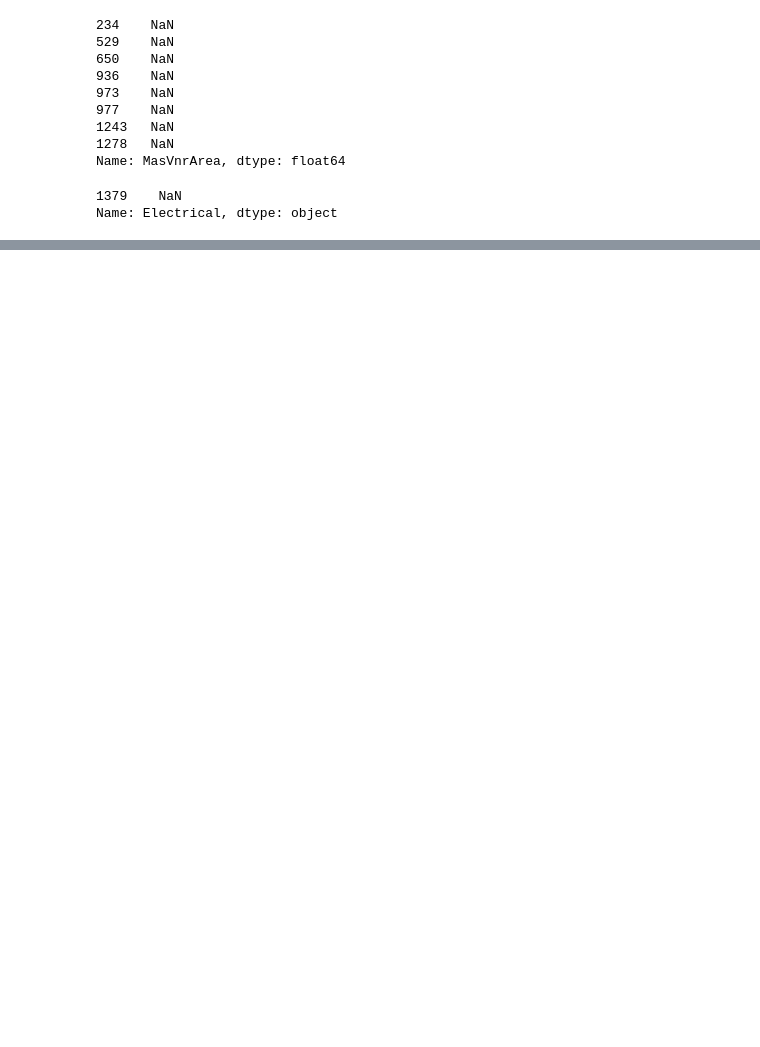
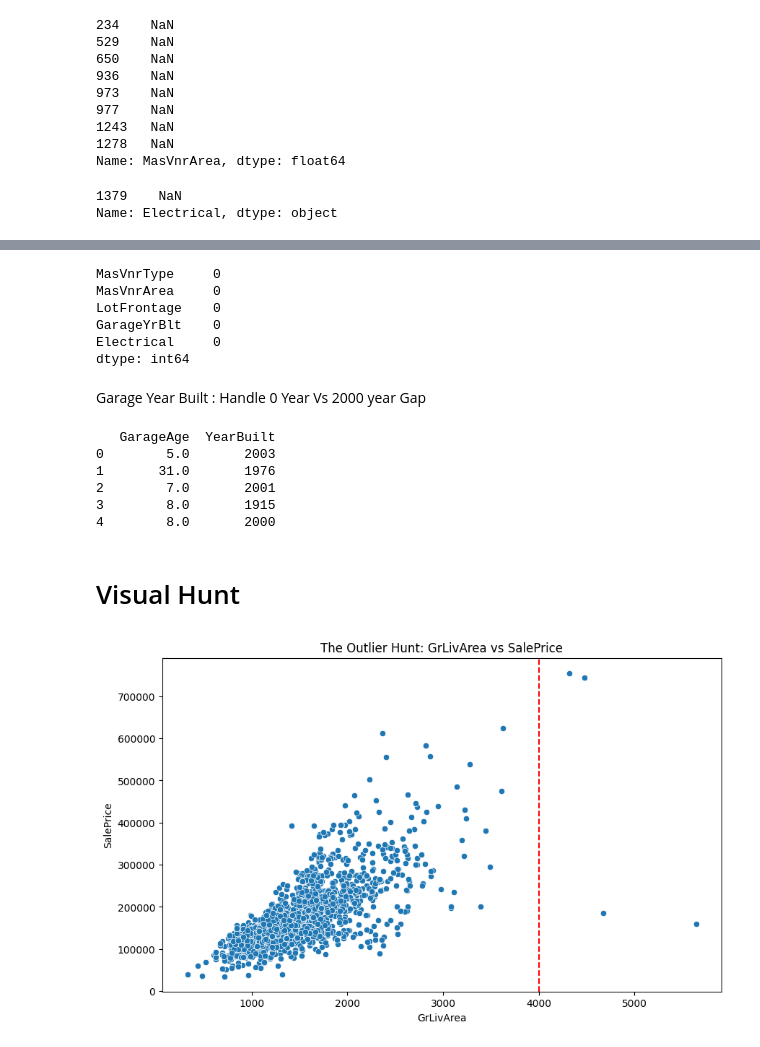
Before and after one commit to adarsh-singh106/Road-To-ML, a Jupyter notebook: Week - 4/Cleaning Practice/house-prices-advanced-regression-techniques/houses-prices-LR.ipynb, the cells around one changed output, grey strips where cells are left out. Cells and saved outputs as stored; diff of their text form; code cells hidden in the pictures; blank space fills up the shorter version.

Commit message:
Ames model Done

```diff
--- a/Week - 4/Cleaning Practice/house-prices-advanced-regression-techniques/houses-prices-LR.ipynb
+++ b/Week - 4/Cleaning Practice/house-prices-advanced-regression-techniques/houses-prices-LR.ipynb
@@ -206,0 +192,7 @@ Name: Electrical, dtype: object
+# %%
+# The Professional Way: Vectorized Fill
+cols_fill_none = ['PoolQC', 'MiscFeature', 'Alley', 'Fence', 'FireplaceQu',
+                  'GarageType', 'GarageFinish', 'GarageQual', 'GarageCond',
+                  'BsmtQual', 'BsmtCond', 'BsmtExposure', 'BsmtFinType1', 'BsmtFinType2']
+
+df[cols_fill_none] = df[cols_fill_none].fillna("None")
@@ -206,0 +209,72 @@ Name: Electrical, dtype: object
+# %%
+# 1. MasVnrType (Masonry Veneer Type)
+# 872 missing means the house has NO veneer.
+# We fill with "None" so it becomes a valid category for One-Hot Encoding later.
+df['MasVnrType'] = df['MasVnrType'].fillna("None")
+
+# 2. MasVnrArea (Masonry Veneer Area)
+# If Type is "None", Area must be 0.
+# The 8 missing values are likely just gaps. We fill with 0.
+df['MasVnrArea'] = df['MasVnrArea'].fillna(0)
+
+# 3. LotFrontage
+# Houses in the same neighborhood usually have similar street frontage.
+# We fill missing values with the median frontage of *that specific neighborhood*.
+df['LotFrontage'] = df.groupby('Neighborhood')['LotFrontage']\
+    .transform(lambda x: x.fillna(x.median()))
+
+# 4. GarageYrBlt
+# 81 missing means "No Garage".
+# WARNING for Linear Regression: Filling with 0 creates a massive outlier (Year 0 vs Year 2000).
+# Better approach: Fill with 0, but create a "HasGarage" feature later to help the model.
+df['GarageYrBlt'] = df['GarageYrBlt'].fillna(0)
+
+# 5. Electrical
+# Only 1 missing. Just use the most common value (Mode).
+df['Electrical'] = df['Electrical'].fillna(df['Electrical'].mode()[0])
+
+# Verify everything is clean
+print(df[['MasVnrType', 'MasVnrArea', 'LotFrontage', 'GarageYrBlt', 'Electrical']].isnull().sum())
+# %% [output]
+MasVnrType     0
+MasVnrArea     0
+LotFrontage    0
+GarageYrBlt    0
+Electrical     0
+dtype: int64
+# %% [markdown]
+Garage Year Built : Handle 0 Year Vs 2000 year Gap
+# %%
+# 1. Create a "GarageAge" Feature
+# We replace the '0's with the YearBuilt (assuming if it had a garage, it would be as old as the house)
+# This removes the massive 2000-year gap.
+df.loc[df['GarageYrBlt'] == 0, 'GarageYrBlt'] = df['YearBuilt']
+
+# Now create the new feature: Age of Garage relative to Year Sold
+df['GarageAge'] = df['YrSold'] - df['GarageYrBlt']
+
+# 2. Drop the original 'GarageYrBlt' column
+# It is now redundant and dangerous.
+df.drop(columns=['GarageYrBlt'], inplace=True)
+
+# 3. Verify
+print(df[['GarageAge', 'YearBuilt']].head())
+# %% [output]
+   GarageAge  YearBuilt
+0        5.0       2003
+1       31.0       1976
+2        7.0       2001
+3        8.0       1915
+4        8.0       2000
+# %% [markdown]
+# Visual Hunt
+# %%
+# 1. Check if very big houses sold for lower prices (Outlier)
+# Visualize the Outliers
+plt.figure(figsize=(10, 6))
+sns.scatterplot(x=df['GrLivArea'], y=df['SalePrice'])
+plt.title("The Outlier Hunt: GrLivArea vs SalePrice")
+plt.axvline(x=4000, color='r', linestyle='--')
+plt.show()
+# %% [output]
+[figure, added]
```
Also changed, not shown: parts of 35 cells of this notebook, 1 other file.
